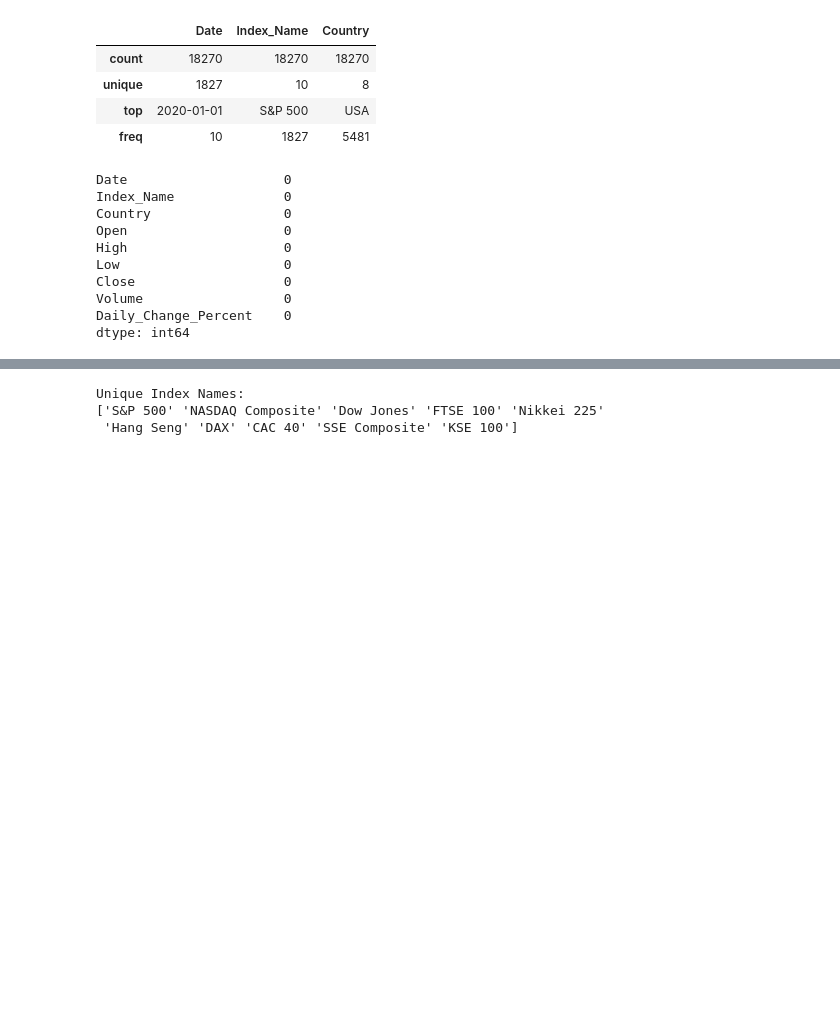
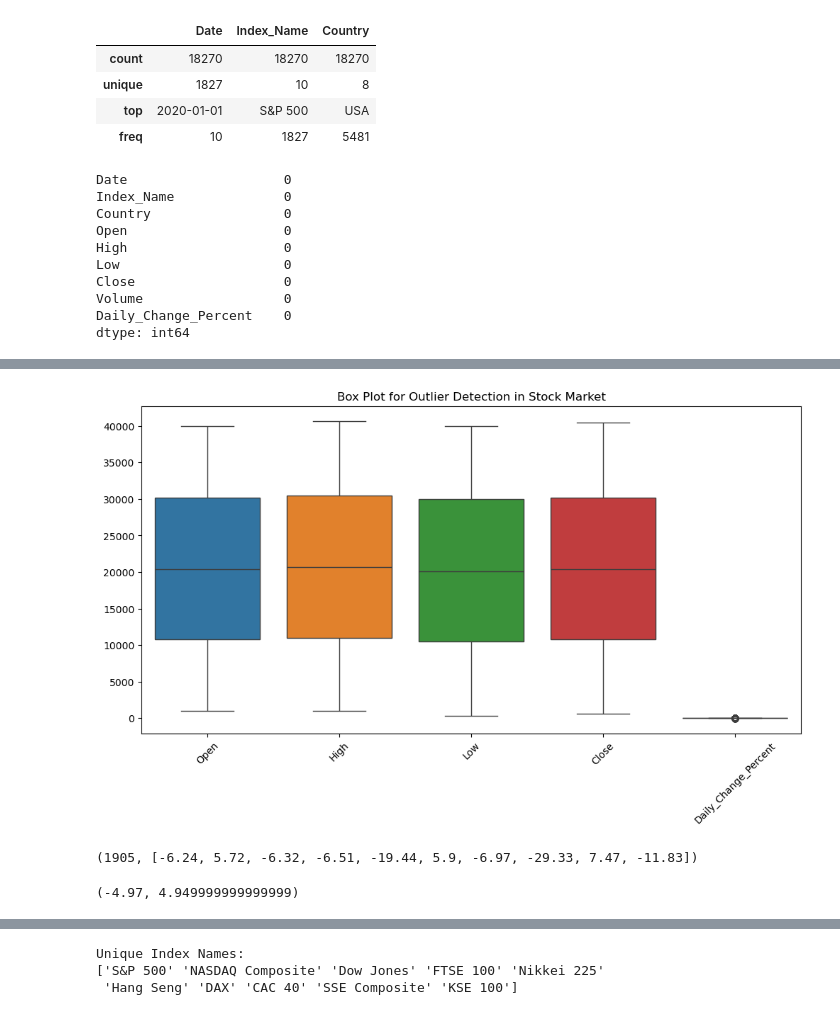
Before and after one commit to Ashmin-Gurung/Global-Stock-Market-EDA, a Jupyter notebook: Stock.ipynb, the cells around one changed output, grey strips where cells are left out. Drawn from its saved outputs; the diff is of its cells as text; code cells hidden in the pictures; blank space fills up the shorter version.

```diff
--- a/Stock.ipynb
+++ b/Stock.ipynb
@@ -100,0 +124,37 @@ dtype: int64
+# %%
+# Selecting numerical columns for outlier detection
+cols = ['Open', 'High', 'Low', 'Close', 'Daily_Change_Percent']
+
+plt.figure(figsize=(12, 6))
+sns.boxplot(data=df[cols])
+plt.title("Box Plot for Outlier Detection in Stock Market")
+plt.xticks(rotation=45)
+plt.show()
+# %% [output]
+[figure, added]
+# %%
+# Selecting column
+data = df['Daily_Change_Percent']
+
+# Calculate Q1, Q3, and IQR
+Q1 = data.quantile(0.25)
+Q3 = data.quantile(0.75)
+IQR = Q3 - Q1
+
+# Defining fences
+lower_fence = Q1 - 1.5 * IQR
+upper_fence = Q3 + 1.5 * IQR
+
+# Finding outliers
+outliers = []
+for value in data:
+    if value < lower_fence or value > upper_fence:
+        outliers.append(value)
+
+len(outliers), outliers[:10]
+# %% [output]
+(1905, [-6.24, 5.72, -6.32, -6.51, -19.44, 5.9, -6.97, -29.33, 7.47, -11.83])
+# %%
+lower_fence, upper_fence
+# %% [output]
+(-4.97, 4.949999999999999)
```
Also changed, not shown: parts of 6 cells of this notebook.
